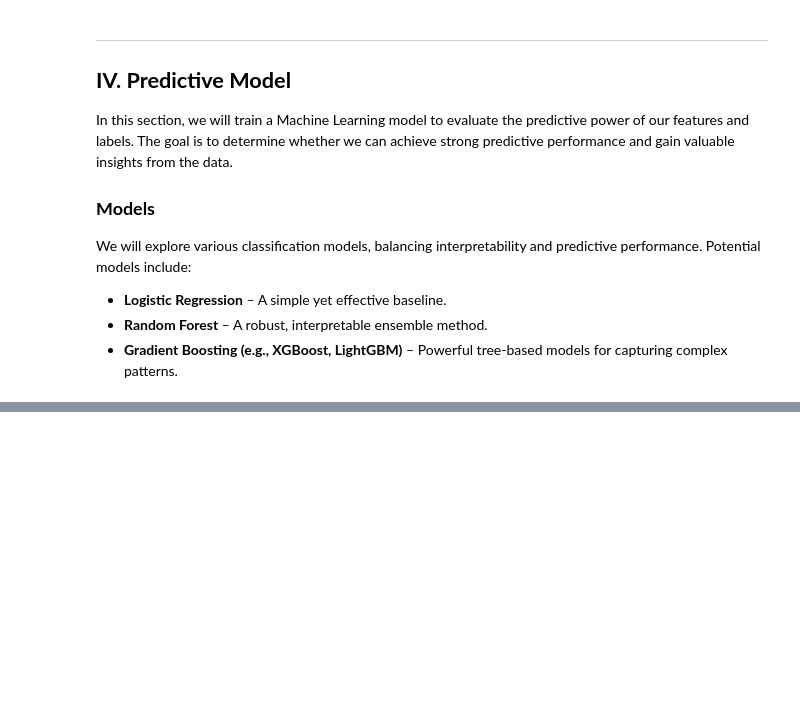
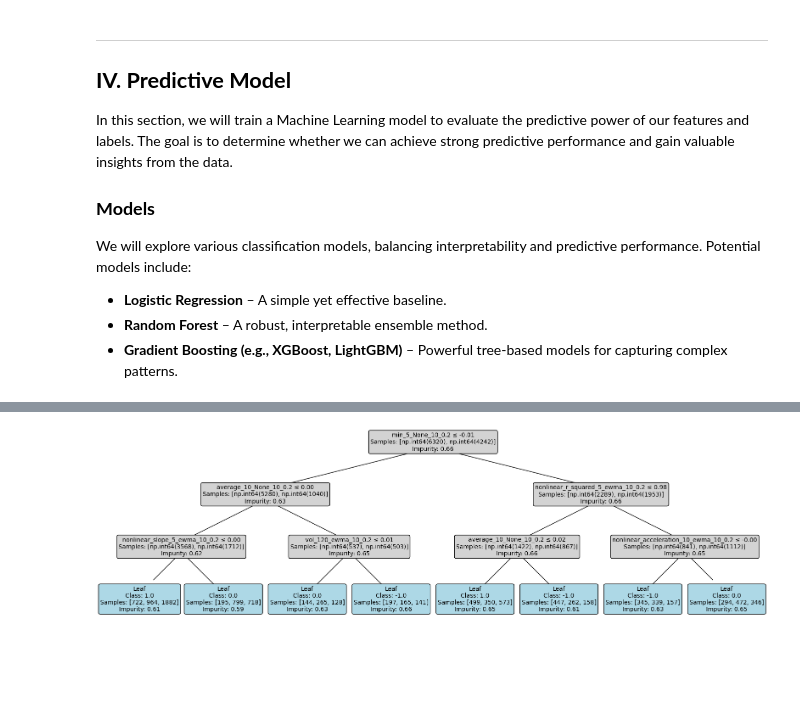
Before and after one commit to Cheval-Paresseux/ChevalParesseux-lib, a Jupyter notebook: notebooks/MachineLearning.ipynb, the cells around one changed output, grey strips where cells are left out. Saved outputs shown, nothing was run; the diff lists cells and outputs as text; code cells hidden in the pictures; blank space fills up the shorter version.

```diff
--- a/notebooks/MachineLearning.ipynb
+++ b/notebooks/MachineLearning.ipynb
@@ -408,0 +533,15 @@ Sharpe Ratio: -0.24505473098584502, Calmar Ratio: -0.1537870108022766, Informati
+# %%
+"""
+As we modified the data in the previous sections, we will reload them so we see how the strategy class works with the new data.
+"""
+data = dt.load_dataList(ticker_list=['A', 'AAPL', 'GME', 'META'])
+
+training_data = {}
+testing_data = {}
+embargo_data = {}
+
+for ticker in data.keys():
+    full_df = data[ticker]
+    training_data[ticker] = full_df.loc['2005-01-01':'2019-01-01']
+    testing_data[ticker] = full_df.loc['2019-01-01': '2023-01-01']
+    embargo_data[ticker] = full_df.loc['2023-01-01':]
@@ -408,0 +583,29 @@ Sharpe Ratio: -0.24505473098584502, Calmar Ratio: -0.1537870108022766, Informati
+# %%
+"""Initialize the strategy class and create the data to train the model"""
+strategy = ML_Predicitons()
+strategy.set_params(
+    model=model,
+    labeller=labeller,
+    labeller_params=labeller_params,
+    params_general=params_general,
+    params_quantile=params_quantile,
+    params_hurst=params_hurst,
+    n_jobs=9
+)
+
+training_data_list = []
+for ticker, asset_df in training_data.items():
+    processed_df = strategy.process_data(asset_df)
+    training_data_list.append(processed_df[0])
+
+training_df = pd.concat(training_data_list, axis=0, ignore_index=True)
+training_df = training_df.drop(columns=['count_trx'])
+training_df = training_df.dropna(axis=0)
+
+X_train = training_df.drop(['labels', 'code', 'exchange', 'open', 'high', 'low', 'close', 'volume'], axis=1)
+y_train = training_df['labels']
+# %%
+model = strategy.fit(X_train, y_train)
+lib.plot_tree(model.root, feature_names=X_train.columns.tolist())
+# %% [output]
+[figure, added]
```
Also changed, not shown: parts of 14 cells of this notebook, 5 other files.
